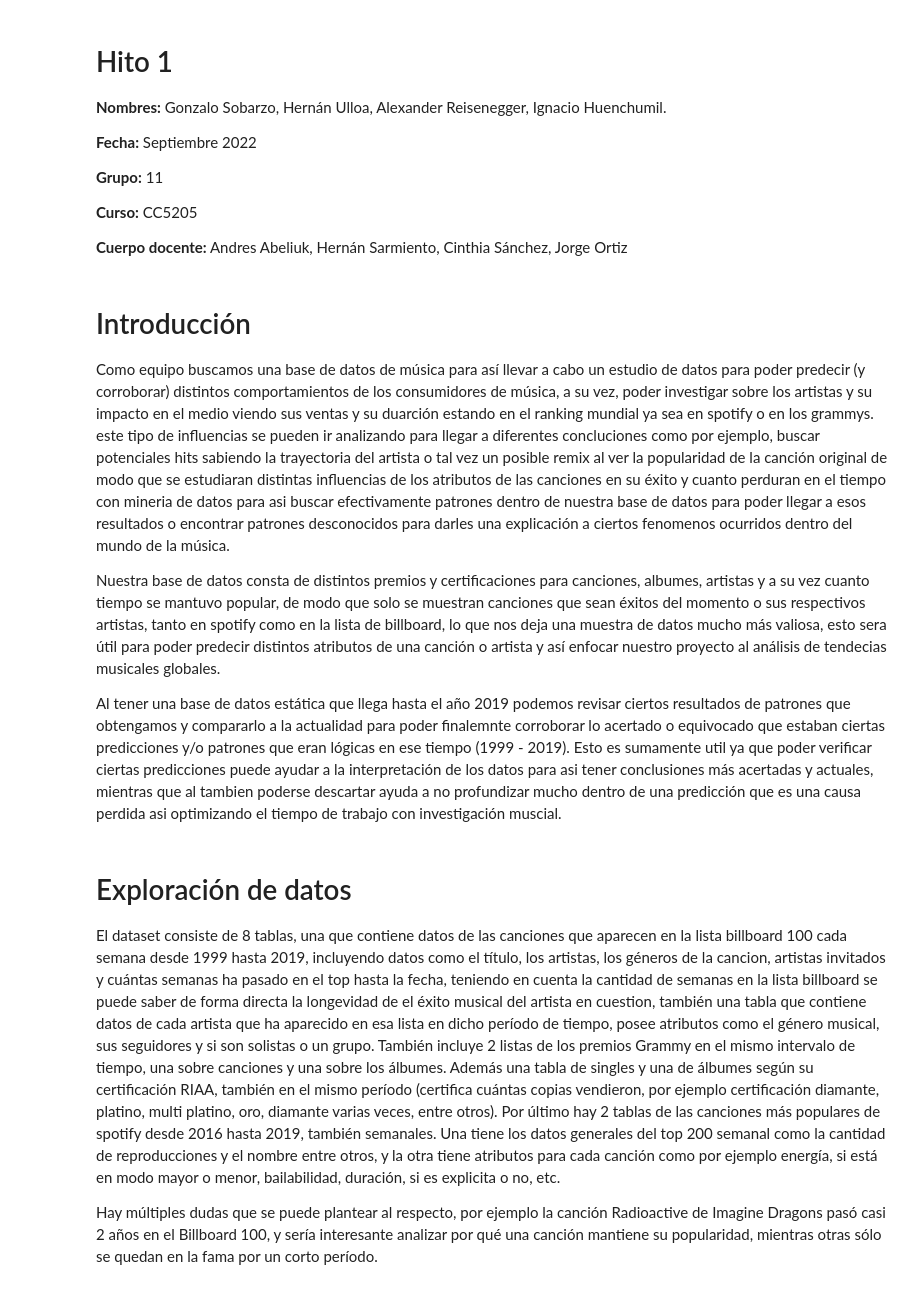
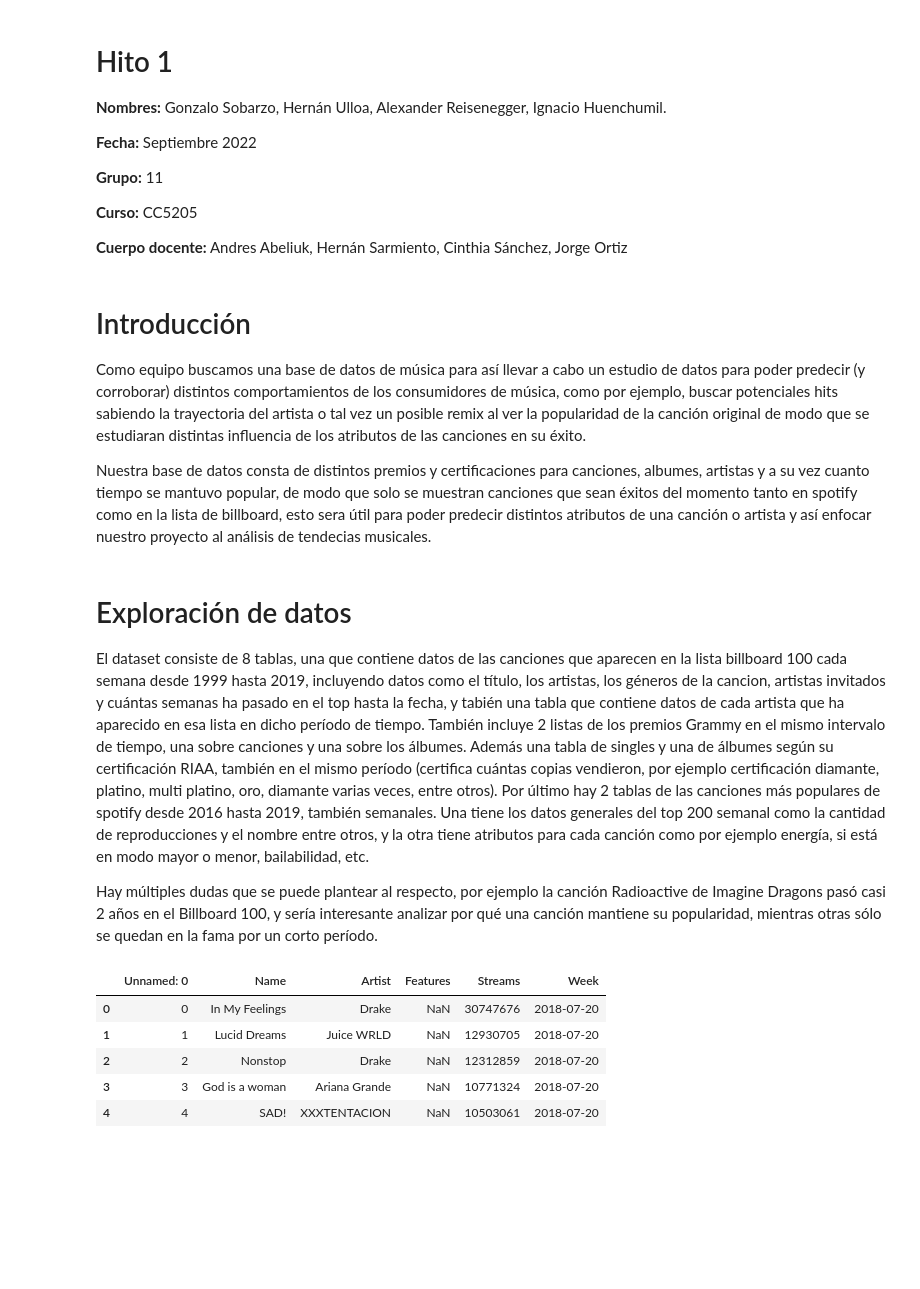
Before and after one commit to Litr0/Proyecto-Mineria, a Jupyter notebook: Hito1.ipynb, the cells around one changed output. Saved outputs shown, nothing was run; the diff lists cells and outputs as text; code cells hidden in the pictures; blank space fills up the shorter version.

```diff
--- a/Hito1.ipynb
+++ b/Hito1.ipynb
@@ -11,14 +11,12 @@
 **Cuerpo docente:** Andres Abeliuk, Hernán Sarmiento,  Cinthia Sánchez, Jorge Ortiz
 # %% [markdown]
 # Introducción
-Como equipo buscamos una base de datos de música para así llevar a cabo un estudio de datos para poder predecir (y corroborar) distintos comportamientos de los consumidores de música, a su vez, poder investigar sobre los artistas y su impacto en el medio viendo sus ventas y su duarción estando en el ranking mundial ya sea en spotify o en los grammys. este tipo de influencias se pueden ir analizando para llegar a diferentes concluciones como por ejemplo, buscar potenciales hits sabiendo la trayectoria del artista o tal vez un posible remix al ver la popularidad de la canción original de modo que se estudiaran distintas influencias de los atributos de las canciones en su éxito y cuanto perduran en el tiempo con mineria de datos para asi buscar efectivamente patrones dentro de nuestra base de datos para poder llegar a esos resultados o encontrar patrones desconocidos para darles una explicación a ciertos fenomenos ocurridos dentro del mundo de la música.
+Como equipo buscamos una base de datos de música para así llevar a cabo un estudio de datos para poder predecir (y corroborar) distintos comportamientos de los consumidores de música, como por ejemplo, buscar potenciales hits sabiendo la trayectoria del artista o tal vez un posible remix al ver la popularidad de la canción original de modo que se estudiaran distintas influencia de los atributos de las canciones en su éxito.
 
-Nuestra base de datos consta de distintos premios y certificaciones para canciones, albumes, artistas y a su vez cuanto tiempo se mantuvo popular, de modo que solo se muestran canciones que sean éxitos del momento o sus respectivos artistas, tanto en spotify como en la lista de billboard, lo que nos deja una muestra de datos mucho más valiosa, esto sera útil para poder predecir distintos atributos de una canción o artista y así enfocar nuestro proyecto al análisis de tendecias musicales globales.
-
-Al tener una base de datos estática que llega hasta el año 2019 podemos revisar ciertos resultados de patrones que obtengamos y compararlo a la actualidad para poder finalemnte corroborar lo acertado o equivocado que estaban ciertas predicciones y/o patrones que eran lógicas en ese tiempo (1999 - 2019). Esto es sumamente util ya que poder verificar ciertas predicciones puede ayudar a la interpretación de los datos para asi tener conclusiones más acertadas y actuales, mientras que al tambien poderse descartar ayuda a no profundizar mucho dentro de una predicción que es una causa perdida asi optimizando el tiempo de trabajo con investigación muscial.
+Nuestra base de datos consta de distintos premios y certificaciones para canciones, albumes, artistas y a su vez cuanto tiempo se mantuvo popular, de modo que solo se muestran canciones que sean éxitos del momento tanto en spotify como en la lista de billboard, esto sera útil para poder predecir distintos atributos de una canción o artista y así enfocar nuestro proyecto al análisis de tendecias musicales.
 # %% [markdown]
 # Exploración de datos
-El dataset consiste de 8 tablas, una que contiene datos de las canciones que aparecen en la lista billboard 100 cada semana desde 1999 hasta 2019, incluyendo datos como el título, los artistas, los géneros de la cancion, artistas invitados y cuántas semanas ha pasado en el top hasta la fecha, teniendo en cuenta la cantidad de semanas en la lista billboard se puede saber de forma directa la longevidad de el éxito musical del artista en cuestion,  también una tabla que contiene datos de cada artista que ha aparecido en esa lista en dicho período de tiempo, posee atributos como el género musical, sus seguidores y si son solistas o un grupo. También incluye 2 listas de los premios Grammy en el mismo intervalo de tiempo, una sobre canciones y una sobre los álbumes. Además una tabla de singles y una de álbumes según su certificación RIAA, también en el mismo período (certifica cuántas copias vendieron, por ejemplo certificación diamante, platino, multi platino, oro, diamante varias veces, entre otros). Por último hay 2 tablas de las canciones más populares de spotify desde 2016 hasta 2019, también semanales. Una tiene los datos generales del top 200 semanal como la cantidad de reproducciones y el nombre entre otros, y la otra tiene atributos para cada canción como por ejemplo energía, si está en modo mayor o menor, bailabilidad, duración, si es explicita o no, etc.
+El dataset consiste de 8 tablas, una que contiene datos de las canciones que aparecen en la lista billboard 100 cada semana desde 1999 hasta 2019, incluyendo datos como el título, los artistas, los géneros de la cancion, artistas invitados y cuántas semanas ha pasado en el top hasta la fecha, y tabién una tabla que contiene datos de cada artista que ha aparecido en esa lista en dicho período de tiempo. También incluye 2 listas de los premios Grammy en el mismo intervalo de tiempo, una sobre canciones y una sobre los álbumes. Además una tabla de singles y una de álbumes según su certificación RIAA, también en el mismo período (certifica cuántas copias vendieron, por ejemplo certificación diamante, platino, multi platino, oro, diamante varias veces, entre otros). Por último hay 2 tablas de las canciones más populares de spotify desde 2016 hasta 2019, también semanales. Una tiene los datos generales del top 200 semanal como la cantidad de reproducciones y el nombre entre otros, y la otra tiene atributos para cada canción como por ejemplo energía, si está en modo mayor o menor, bailabilidad, etc.
 
 Hay múltiples dudas que se puede plantear al respecto, por ejemplo la canción Radioactive de Imagine Dragons pasó casi 2 años en el Billboard 100, y sería interesante analizar por qué una canción mantiene su popularidad, mientras otras sólo se quedan en la fama por un corto período.
 # %%
@@ -33,0 +33,9 @@ billboardHot100 = pd.read_csv('data/kaggle/BillboardFromLast20/billboardHot100_1
+# %%
+spotifyWeeklyTop.head()
+# %% [output]
+|  | Unnamed: 0 | Name | Artist | Features | Streams | Week |
+| 0 | 0 | In My Feelings | Drake | NaN | 30747676 | 2018-07-20 |
+| 1 | 1 | Lucid Dreams | Juice WRLD | NaN | 12930705 | 2018-07-20 |
+| 2 | 2 | Nonstop | Drake | NaN | 12312859 | 2018-07-20 |
+| 3 | 3 | God is a woman | Ariana Grande | NaN | 10771324 | 2018-07-20 |
+| 4 | 4 | SAD! | XXXTENTACION | NaN | 10503061 | 2018-07-20 |
```
Also changed, not shown: parts of 11 cells of this notebook, 1 other file.
